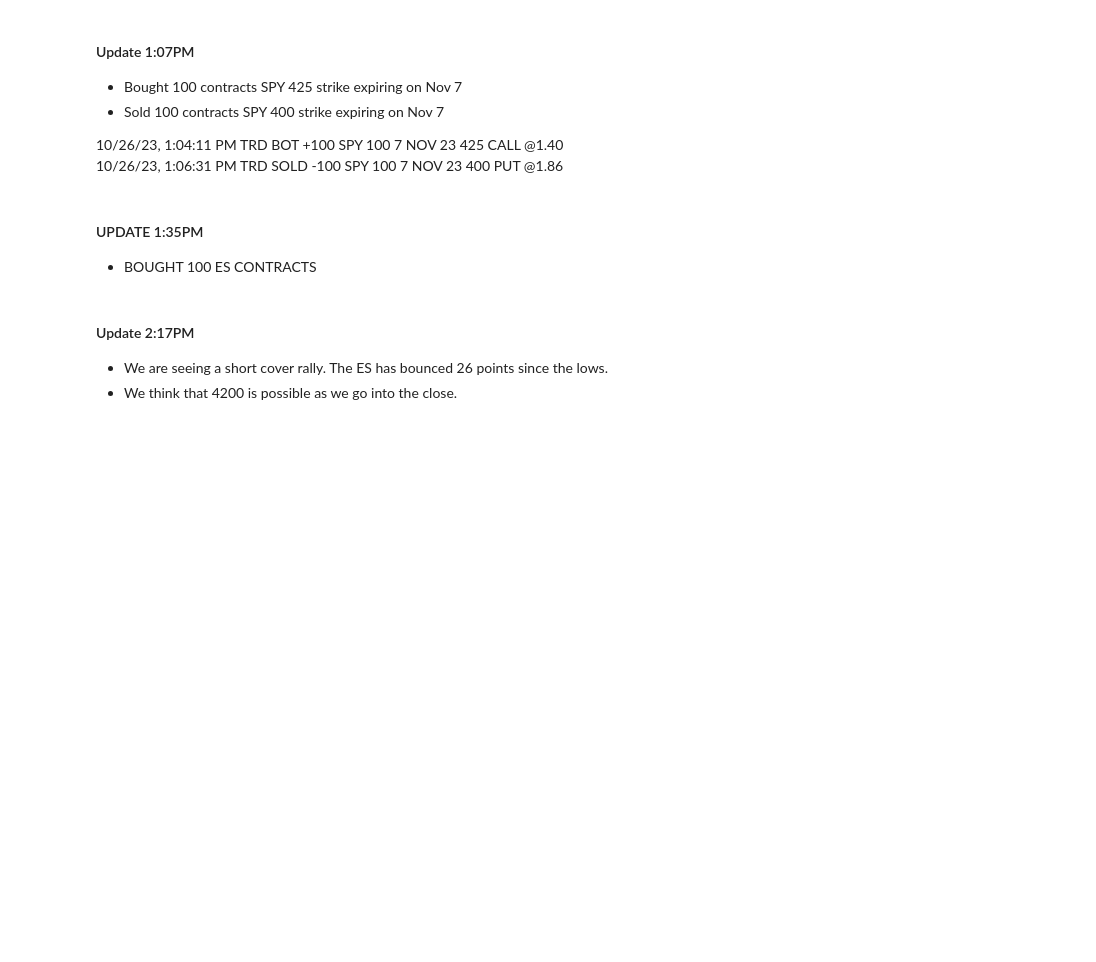
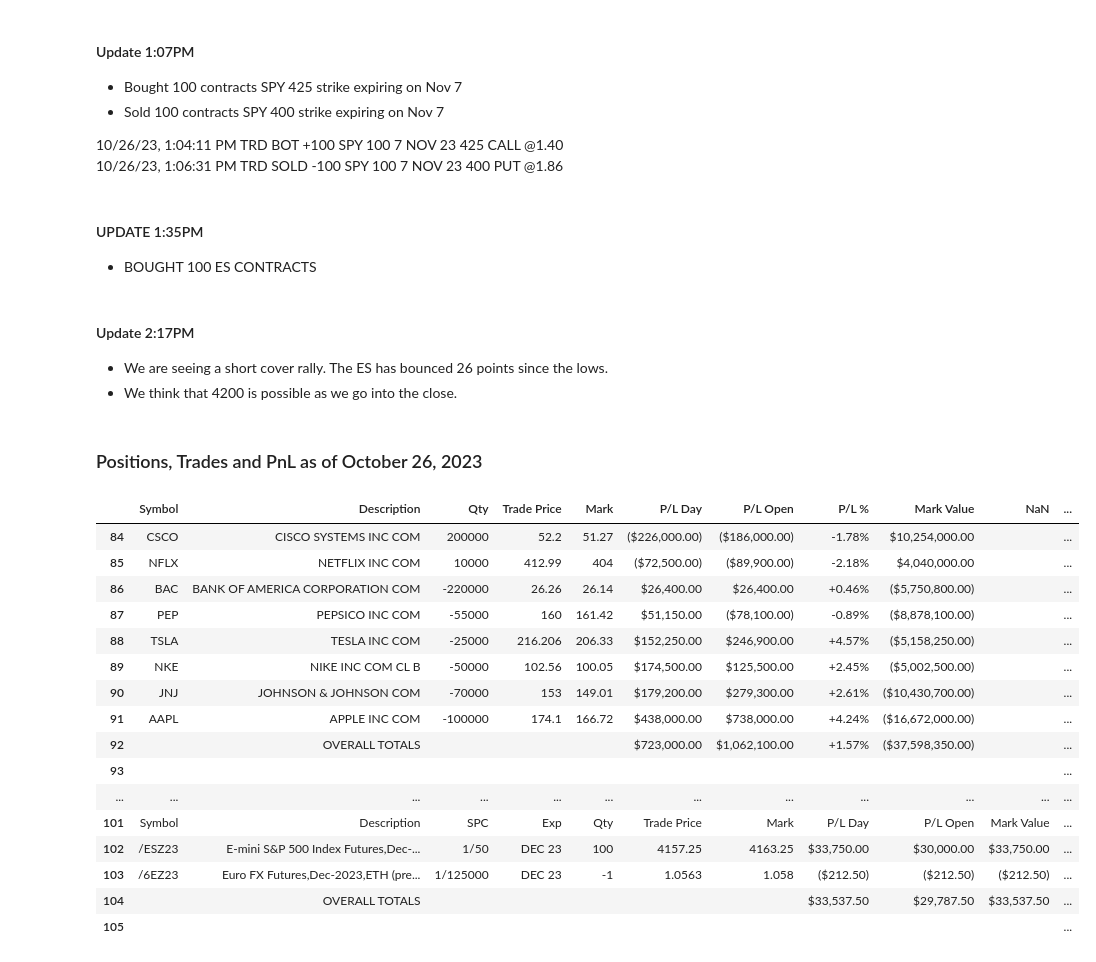
Before and after one commit to realspeculator/market_journal, a Jupyter notebook: 2023/10_2023/October 26, 2023.ipynb, the cells around one changed output. Cells and saved outputs as stored; diff of their text form; code cells hidden in the pictures; blank space fills up the shorter version.

Commit message:
6:42PM October 26, 2023 Update
Now uploading the positions, trades and also YTD PnL

```diff
--- a/2023/10_2023/October 26, 2023.ipynb
+++ b/2023/10_2023/October 26, 2023.ipynb
@@ -101,3 +101,5 @@ We did see a break of the lows, but TICK and VOLD are still positive, making it
 
 - We are seeing a short cover rally. The ES has bounced 26 points since the lows.
 - We think that 4200 is possible as we go into the close.
+# %% [markdown]
+### Positions, Trades and PnL as of October 26, 2023
@@ -103,0 +108,20 @@ We did see a break of the lows, but TICK and VOLD are still positive, making it
+# %%
+pos.pos_df.fillna("")
+# %% [output]
+|  | Symbol | Description | Qty | Trade Price | Mark | P/L Day | P/L Open | P/L % | Mark Value | NaN | ... |
+| 84 | CSCO | CISCO SYSTEMS INC COM | 200000 | 52.2 | 51.27 | ($226,000.00) | ($186,000.00) | -1.78% | $10,254,000.00 |  | ... |
+| 85 | NFLX | NETFLIX INC COM | 10000 | 412.99 | 404 | ($72,500.00) | ($89,900.00) | -2.18% | $4,040,000.00 |  | ... |
+| 86 | BAC | BANK OF AMERICA CORPORATION COM | -220000 | 26.26 | 26.14 | $26,400.00 | $26,400.00 | +0.46% | ($5,750,800.00) |  | ... |
+| 87 | PEP | PEPSICO INC COM | -55000 | 160 | 161.42 | $51,150.00 | ($78,100.00) | -0.89% | ($8,878,100.00) |  | ... |
+| 88 | TSLA | TESLA INC COM | -25000 | 216.206 | 206.33 | $152,250.00 | $246,900.00 | +4.57% | ($5,158,250.00) |  | ... |
+| 89 | NKE | NIKE INC COM CL B | -50000 | 102.56 | 100.05 | $174,500.00 | $125,500.00 | +2.45% | ($5,002,500.00) |  | ... |
+| 90 | JNJ | JOHNSON & JOHNSON COM | -70000 | 153 | 149.01 | $179,200.00 | $279,300.00 | +2.61% | ($10,430,700.00) |  | ... |
+| 91 | AAPL | APPLE INC COM | -100000 | 174.1 | 166.72 | $438,000.00 | $738,000.00 | +4.24% | ($16,672,000.00) |  | ... |
+| 92 |  | OVERALL TOTALS |  |  |  | $723,000.00 | $1,062,100.00 | +1.57% | ($37,598,350.00) |  | ... |
+| 93 |  |  |  |  |  |  |  |  |  |  | ... |
+| ... | ... | ... | ... | ... | ... | ... | ... | ... | ... | ... | ... |
+| 101 | Symbol | Description | SPC | Exp | Qty | Trade Price | Mark | P/L Day | P/L Open | Mark Value | ... |
+| 102 | /ESZ23 | E-mini S&P 500 Index Futures,Dec-... | 1/50 | DEC 23 | 100 | 4157.25 | 4163.25 | $33,750.00 | $30,000.00 | $33,750.00 | ... |
+| 103 | /6EZ23 | Euro FX Futures,Dec-2023,ETH (pre... | 1/125000 | DEC 23 | -1 | 1.0563 | 1.058 | ($212.50) | ($212.50) | ($212.50) | ... |
+| 104 |  | OVERALL TOTALS |  |  |  |  |  | $33,537.50 | $29,787.50 | $33,537.50 | ... |
+| 105 |  |  |  |  |  |  |  |  |  |  | ... |
```
Also changed, not shown: parts of 3 cells of this notebook, 1 other file.
